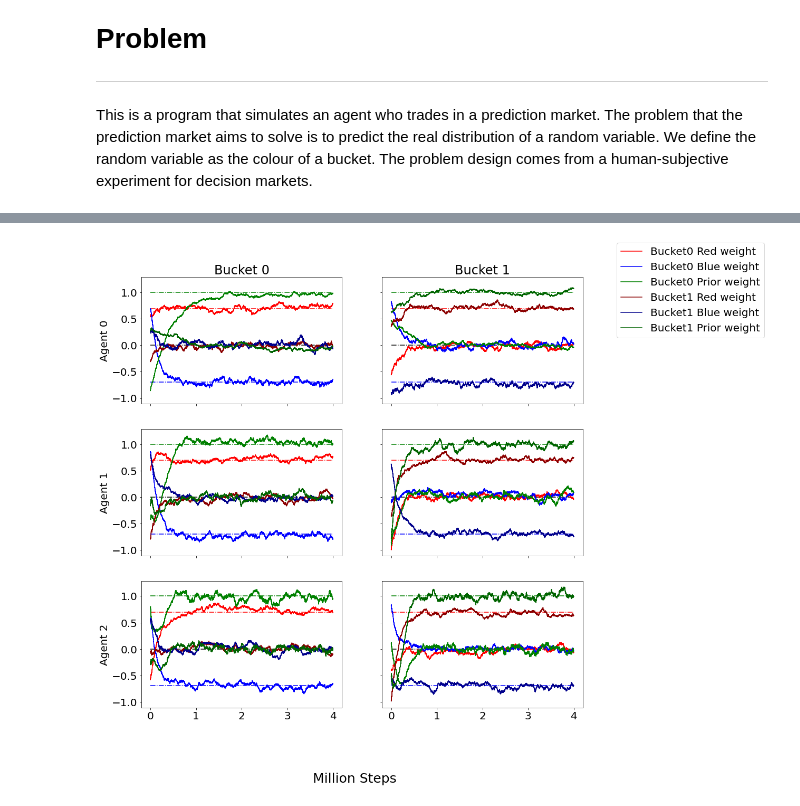
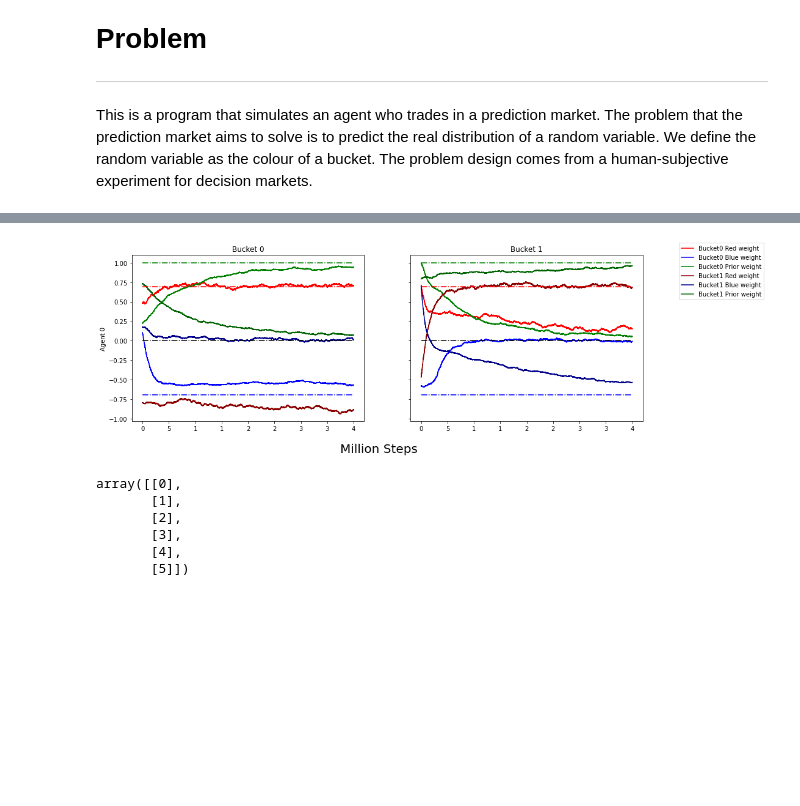
Before and after one commit to realwenlongwang/PeerPredictionPrincipalSignal, a Jupyter notebook: Stochastic_Gradient_Bandit_with_Continous_Action_Space.ipynb, the cells around one changed output, grey strips where cells are left out. Drawn from its saved outputs; the diff is of its cells as text; code cells hidden in the pictures; blank space fills up the shorter version.

```diff
--- a/Stochastic_Gradient_Bandit_with_Continous_Action_Space.ipynb
+++ b/Stochastic_Gradient_Bandit_with_Continous_Action_Space.ipynb
@@ -8,11 +8,11 @@ import pandas as pd
 import matplotlib.pyplot as plt
 from main import stochastic_training
 from Environment import *
-plt.rcParams.update({'font.size': 20})
+plt.rcParams.update({'font.size': 15})
 import pyarrow.feather as feather
 # %%
 training_platform = TrainingPlatform.Notebook
-agent_num=3
+agent_num=1
 action_num=2
 signal_size =1
 learning_rate_theta = 1e-4 / signal_size
@@ -33,7 +33,7 @@ pr_red_ball_blue_bucket = 1/3
 prior_red_list = None
 preferred_colour_pr_list = [0.9, 0.1]
 score_func = ScoreFunction.LOG
-decision_rule = DecisionRule.STOCHASTIC
+decision_rule = DecisionRule.DETERMINISTIC
 agent_list = []
 evaluation_step = 10
 weights_init = WeightsInit.RANDOM
@@ -175,9 +167,9 @@ plt.savefig(dir_path + 'loss_reward_plot.png')
 # %%
-# for agent in agent_list:
+for agent in agent_list:
 #     agent.reward_history_plot(top_margin=0.15, bottom_margin=0.15)
 #     agent.report_history_plot()
-#     agent.mean_gradients_history_plot()
-#     agent.mean_gradients_successive_dot_product_plot()
+    agent.mean_gradients_history_plot()
+    agent.mean_gradients_successive_dot_product_plot()
 #     agent.mean_history_plot()
 #     agent.mean_weights_history_plot()
 #     agent.std_gradients_history_plot()
@@ -212,35 +209,36 @@ for agent, ag_no in zip(agent_list, range(agent_num)):
         axs[ag_no, ac_no].plot(df.iloc[1:, 1 * feature_num + 1],
                                label='Bucket1 Blue weight', color='darkblue')
         axs[ag_no, ac_no].plot(df.iloc[1:, 1 * feature_num + 2],
                                label='Bucket1 Prior weight', color='darkgreen')
 
 for r_no in range(agent_num):
     axs[r_no, 0].set_ylabel(f'Agent {r_no}')
     for c_no in range(action_num):
         if r_no == 0:
             axs[r_no, c_no].set_title(f'Bucket {c_no}')
         axs[r_no, c_no].hlines(y=np.log(pr_red_ball_red_bucket / pr_red_ball_blue_bucket), xmin=0,
 
                             xmax=len(df), colors='red',
                                      linestyles='dashdot')
         axs[r_no, c_no].hlines(
                 y=np.log((1 - pr_red_ball_red_bucket) / (1 - pr_red_ball_blue_bucket)), xmin=0,
                 xmax=len(df), colors='blue',
                 linestyles='dashdot')
         axs[r_no, c_no].hlines(y=1, xmin=0, xmax=len(df), colors='green', linestyles='dashdot')
         axs[r_no, c_no].hlines(y=0, xmin=0, xmax=len(df), colors='black', linestyles='dashdot')
 
-xlabels = axs[-1, 0].get_xticks().tolist()
-xlabels = [str(xlabel)[0] for xlabel in xlabels]
-axs[-1,0].set_xticklabels(xlabels)
+xticks = axs[-1, 0].get_xticks().tolist()
+xlabels = [str(xlabel)[0] for xlabel in xticks]
+axs[-1,0].set_xticks(xticks[1:-1])
+axs[-1,0].set_xticklabels(xlabels[1:-1])
 
 
 handles, labels = axs[0, 0].get_legend_handles_labels()
 fig.legend(handles, labels, loc='upper left', bbox_to_anchor=(0.95, 0.95), ncol=1)
-fig.text(0.5, 0.0, 'Million Steps', ha='center', va='center', fontsize=25)
+fig.text(0.5, 0.0, 'Million Steps', ha='center', va='center', fontsize=20)
 # fig.text(0.75, 1, 'Bucket 1', ha='center', va='center', fontsize=20)
 
 
 plt.savefig(dir_path + 'mean_weights.png', bbox_inches='tight')
 # %% [output]
-[figure, old version]
+[figure, new version]
@@ -246,0 +248,9 @@ plt.savefig(dir_path + 'mean_weights.png', bbox_inches='tight')
+# %%
+w_v
+# %% [output]
+array([[0],
+       [1],
+       [2],
+       [3],
+       [4],
+       [5]])
```
Also changed, not shown: parts of 9 cells of this notebook, 3 other files.
